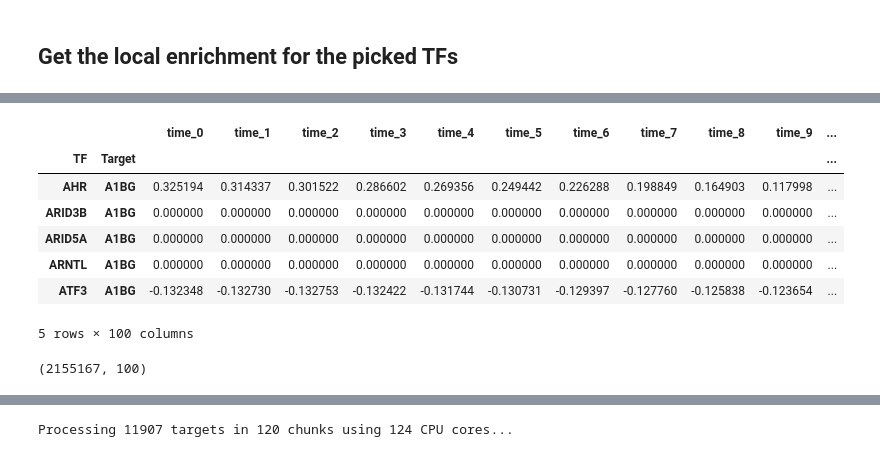
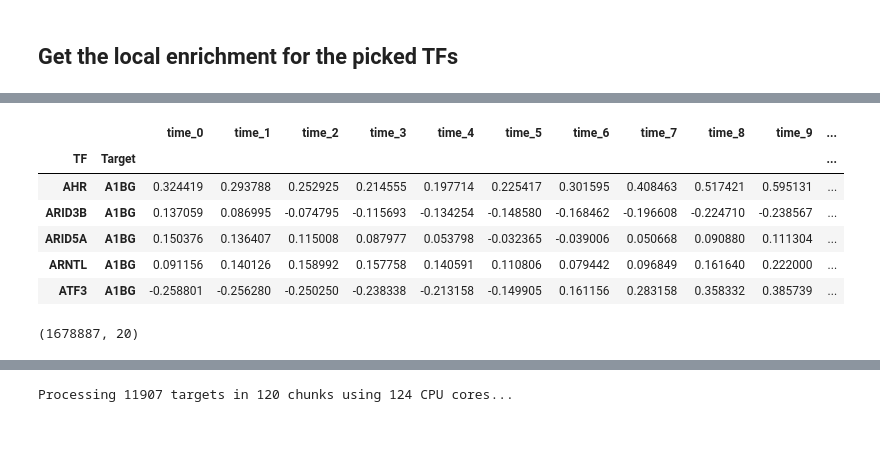
Before and after one commit to sachha-naksha/B_Cell_States, a Jupyter notebook: multiome_dynamic_regulation/py_scripts/analysis/LF_dynamics.ipynb, the cells around one changed output, grey strips where cells are left out. Drawn from its saved outputs; the diff is of its cells as text; code cells hidden in the pictures.

```diff
--- a/multiome_dynamic_regulation/py_scripts/analysis/LF_dynamics.ipynb
+++ b/multiome_dynamic_regulation/py_scripts/analysis/LF_dynamics.ipynb
@@ -650,6 +656,5 @@ tf_to_targets = pickle.load(open(os.path.join(output_folder, 'top_5_TFs_per_targ
 # %%
 # get the total down-stream targets of the filtered TFs
-filtered_tfs = list(tf_to_targets.keys())
-filtered_tfs_indices, _, _ = get_tf_indices(dictys_dynamic_object, filtered_tfs)
-print(len(filtered_tfs_indices))
+strong_tfs_indices, _, _ = get_tf_indices(dictys_dynamic_object, strong_tfs)
+print(len(strong_tfs_indices))
 # %% [output]
@@ -657,5 +662,5 @@ print(len(filtered_tfs_indices))
 # %%
 # Get the subnetworks for the kept TFs
-filtered_subnetworks_max_force_tfs = dnet[np.ix_(filtered_tfs_indices, range(dnet.shape[1]), range(dnet.shape[2]))]
-display(filtered_subnetworks_max_force_tfs.shape)
+strong_tfs_total_effect_subnetwork_of_lf = dnet[np.ix_(strong_tfs_indices, range(dnet.shape[1]), range(dnet.shape[2]))]
+display(strong_tfs_total_effect_subnetwork_of_lf.shape)
 # %% [output]
@@ -663,18 +679,18 @@ display(filtered_subnetworks_max_force_tfs.shape)
 # %%
 # Create multi-index tuples (all combinations of TF-target pairs)
-index_tuples = [(tf, target) for tf in filtered_tfs for target in dictys_dynamic_object.ndict.keys()]
+index_tuples = [(tf, target) for tf in strong_tfs for target in dictys_dynamic_object.ndict.keys()]
 multi_index = pd.MultiIndex.from_tuples(index_tuples, names=['TF', 'Target'])
 # Reshape the subnetworks array to 2D (pairs × time points)
-n_tfs, n_targets, n_times = filtered_subnetworks_max_force_tfs.shape
-reshaped_data = filtered_subnetworks_max_force_tfs.reshape(-1, n_times)
+n_tfs, n_targets, n_times = strong_tfs_total_effect_subnetwork_of_lf.shape
+reshaped_data = strong_tfs_total_effect_subnetwork_of_lf.reshape(-1, n_times)
 
 # Create DataFrame with multi-index
-max_force_tfs_beta_dcurve = pd.DataFrame(
+strong_tfs_total_effect_beta_dcurve = pd.DataFrame(
     reshaped_data,
     index=multi_index,
     columns=[f'time_{i}' for i in range(n_times)]
 )
-display(max_force_tfs_beta_dcurve.head())
+display(strong_tfs_total_effect_beta_dcurve.head())
 # %% [output]
 |  |  | time_0 | time_1 | time_2 | time_3 | time_4 | time_5 | time_6 | time_7 | time_8 | time_9 | ... |
 | TF | Target |  |  |  |  |  |  |  |  |  |  | ... |
@@ -687,5 +702,5 @@ display(max_force_tfs_beta_dcurve.head())
 # %%
 # get the tf_lcpms for the lineage
-filtered_tfs_lcpm_dcurve = lcpm_dcurve_pb.loc[filtered_tfs]
-print(len(filtered_tfs_lcpm_dcurve))
+strong_tfs_lcpm_dcurve = lcpm_dcurve_pb.loc[list(strong_tfs)]
+print(len(strong_tfs_lcpm_dcurve))
 # %% [output]
@@ -693,18 +708,17 @@ print(len(filtered_tfs_lcpm_dcurve))
 # %%
-filtered_tfs_all_forces_dcurve = calculate_force_curves(max_force_tfs_beta_dcurve, filtered_tfs_lcpm_dcurve)
-filtered_tfs_all_forces_dcurve = filtered_tfs_all_forces_dcurve.sort_index(level=1)
-display(filtered_tfs_all_forces_dcurve.head())
-display(filtered_tfs_all_forces_dcurve.shape)
+strong_tfs_all_forces_dcurve = calculate_force_curves(strong_tfs_total_effect_beta_dcurve, strong_tfs_lcpm_dcurve)
+strong_tfs_all_forces_dcurve = strong_tfs_all_forces_dcurve.sort_index(level=1)
+display(strong_tfs_all_forces_dcurve.head())
+display(strong_tfs_all_forces_dcurve.shape)
 # %% [output]
 |  |  | time_0 | time_1 | time_2 | time_3 | time_4 | time_5 | time_6 | time_7 | time_8 | time_9 | ... |
 | TF | Target |  |  |  |  |  |  |  |  |  |  | ... |
-| AHR | A1BG | 0.325194 | 0.314337 | 0.301522 | 0.286602 | 0.269356 | 0.249442 | 0.226288 | 0.198849 | 0.164903 | 0.117998 | ... |
-| ARID3B | A1BG | 0.000000 | 0.000000 | 0.000000 | 0.000000 | 0.000000 | 0.000000 | 0.000000 | 0.000000 | 0.000000 | 0.000000 | ... |
-| ARID5A | A1BG | 0.000000 | 0.000000 | 0.000000 | 0.000000 | 0.000000 | 0.000000 | 0.000000 | 0.000000 | 0.000000 | 0.000000 | ... |
-| ARNTL | A1BG | 0.000000 | 0.000000 | 0.000000 | 0.000000 | 0.000000 | 0.000000 | 0.000000 | 0.000000 | 0.000000 | 0.000000 | ... |
-| ATF3 | A1BG | -0.132348 | -0.132730 | -0.132753 | -0.132422 | -0.131744 | -0.130731 | -0.129397 | -0.127760 | -0.125838 | -0.123654 | ... |
+| AHR | A1BG | 0.324419 | 0.293788 | 0.252925 | 0.214555 | 0.197714 | 0.225417 | 0.301595 | 0.408463 | 0.517421 | 0.595131 | ... |
+| ARID3B | A1BG | 0.137059 | 0.086995 | -0.074795 | -0.115693 | -0.134254 | -0.148580 | -0.168462 | -0.196608 | -0.224710 | -0.238567 | ... |
+| ARID5A | A1BG | 0.150376 | 0.136407 | 0.115008 | 0.087977 | 0.053798 | -0.032365 | -0.039006 | 0.050668 | 0.090880 | 0.111304 | ... |
+| ARNTL | A1BG | 0.091156 | 0.140126 | 0.158992 | 0.157758 | 0.140591 | 0.110806 | 0.079442 | 0.096849 | 0.161640 | 0.222000 | ... |
+| ATF3 | A1BG | -0.258801 | -0.256280 | -0.250250 | -0.238338 | -0.213158 | -0.149905 | 0.161156 | 0.283158 | 0.358332 | 0.385739 | ... |
-5 rows × 100 columns
+(1678887, 20)
-(2155167, 100)
 # %%
 # Optimized version of the parallel processing function
 def process_target_chunk_for_parallel(targets_chunk_args):
```
Also changed, not shown: parts of 10 cells of this notebook.
